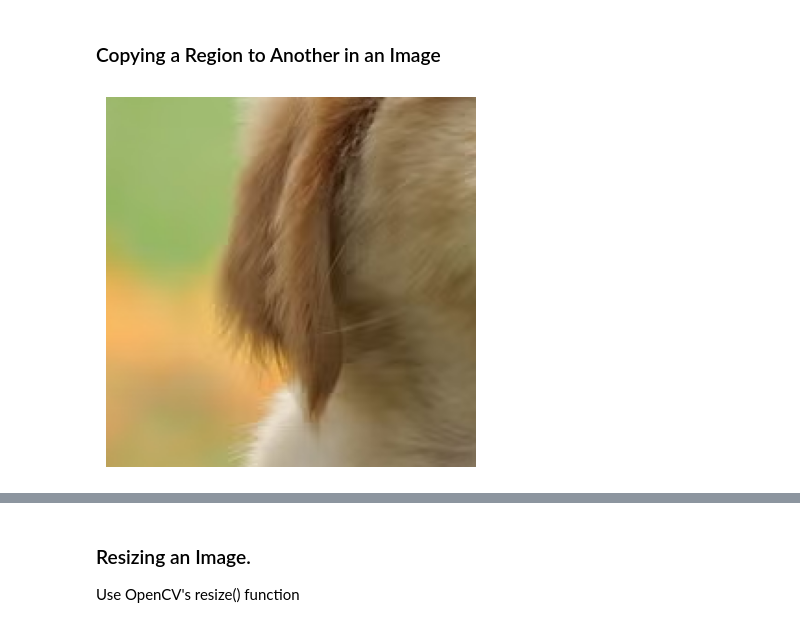
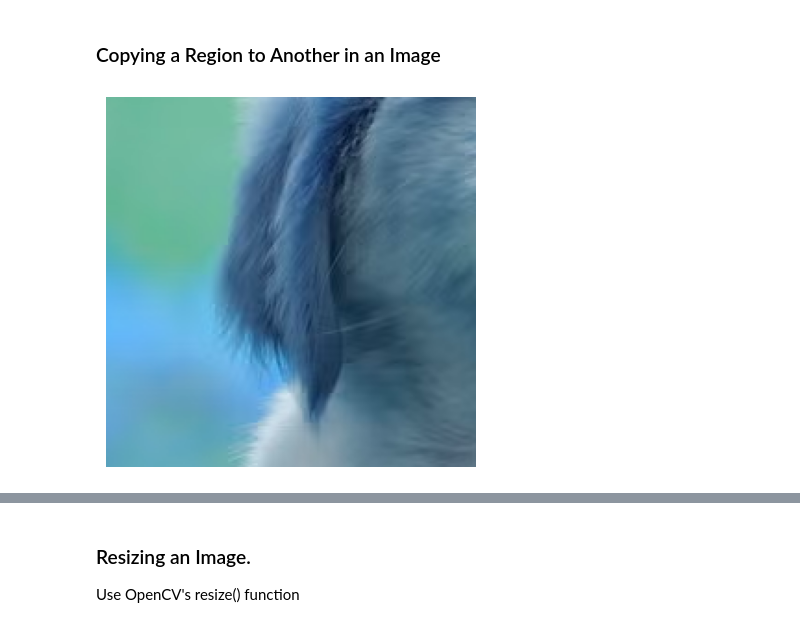
Before and after one commit to Limahcode/AI_ACCELERATOR_CV_COHORT2, a Jupyter notebook: day1/Image_Processing_Fundamentals_(Day_1).ipynb, the cells around one changed output, grey strips where cells are left out. Saved outputs shown, nothing was run; the diff lists cells and outputs as text; code cells hidden in the pictures.

```diff
--- a/day1/Image_Processing_Fundamentals_(Day_1).ipynb
+++ b/day1/Image_Processing_Fundamentals_(Day_1).ipynb
@@ -262,8 +413,15 @@ plt.show()
 # %% [markdown]
 ### Copying a Region to Another in an Image
-# %%
-roi = rgb_image[400:600, 350:550]
-display_image(roi)
-# %% [output]
-[figure, removed]
+# %%
+def display_image(image, gray=False):
+    if gray:
+        plt.imshow(image, cmap='gray')
+    else:
+        plt.imshow(image)
+    plt.axis('off')
+    plt.show()
+roi = image[400:600, 350:550]
+display_image(roi)
+# %% [output]
+[figure, added]
 # %%
```
Also changed, not shown: parts of 35 cells of this notebook, 16 other files.
